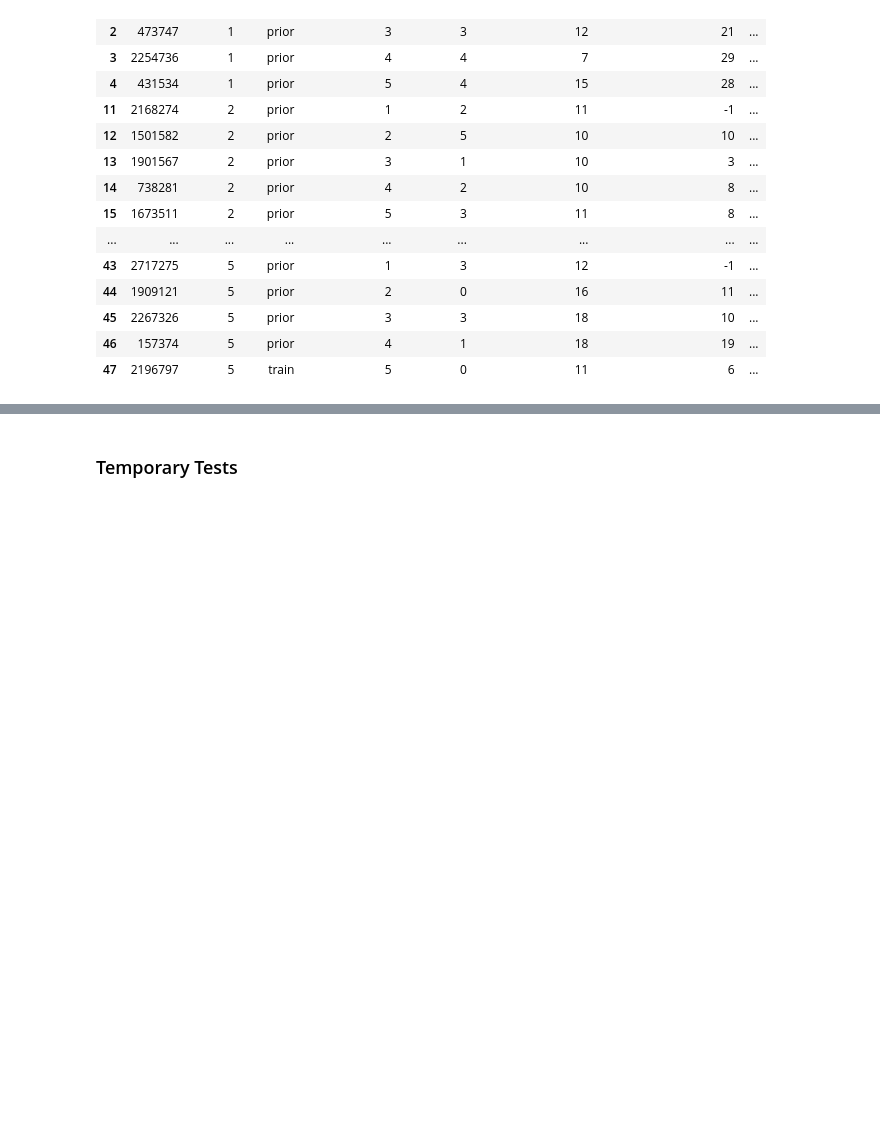
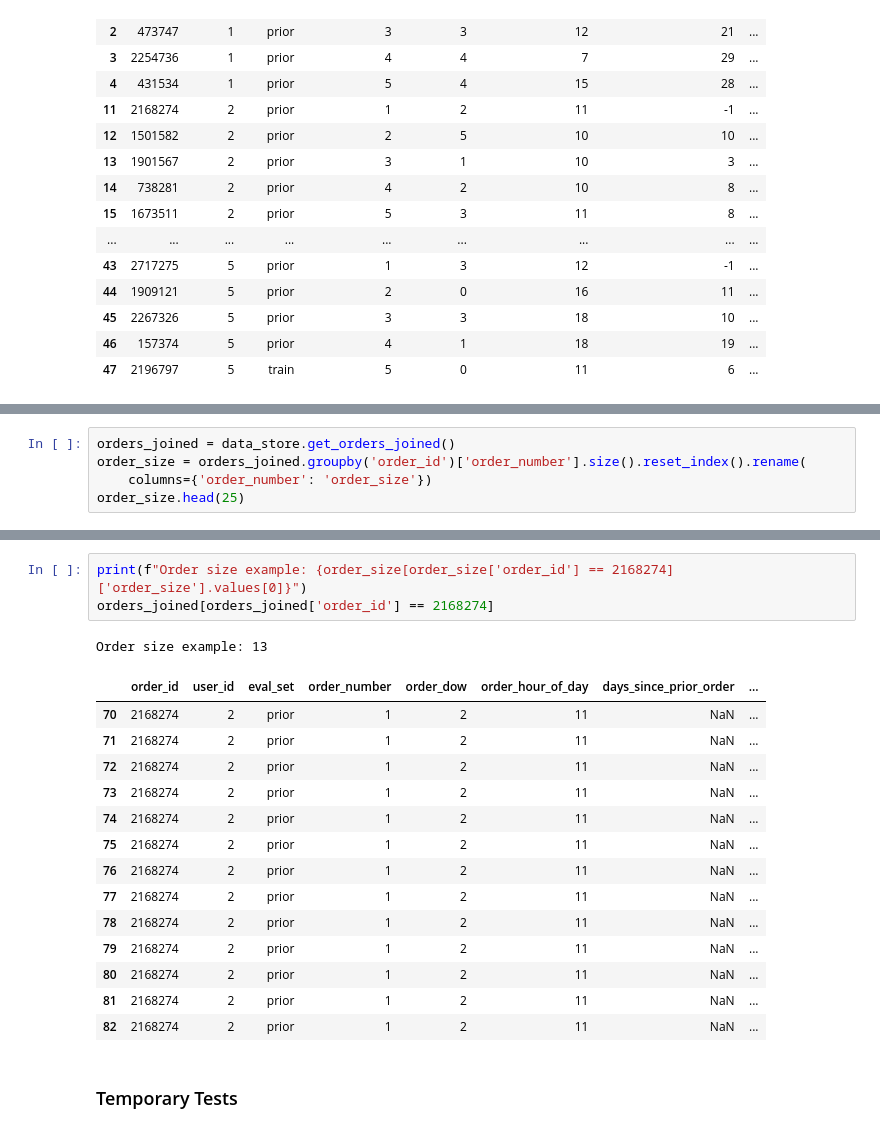
Before and after one commit to d-schneid/binary-tip-classification, a Jupyter notebook: team_07_project_submission.ipynb, the cells around one changed output, grey strips where cells are left out. Drawn from its saved outputs; the diff is of its cells as text; blank space fills up the shorter version.

Commit message:
add order_size feature

```diff
--- a/team_07_project_submission.ipynb
+++ b/team_07_project_submission.ipynb
@@ -114,0 +121,5 @@ dtype: int64
+# %%
+orders_joined = data_store.get_orders_joined()
+order_size = orders_joined.groupby('order_id')['order_number'].size().reset_index().rename(
+    columns={'order_number': 'order_size'})
+order_size.head(25)
@@ -115,3 +144,22 @@ dtype: int64
+# %%
+print(f"Order size example: {order_size[order_size['order_id'] == 2168274]['order_size'].values[0]}")
+orders_joined[orders_joined['order_id'] == 2168274]
+# %% [output]
+Order size example: 13
+|  | order_id | user_id | eval_set | order_number | order_dow | order_hour_of_day | days_since_prior_order | ... |
+| 70 | 2168274 | 2 | prior | 1 | 2 | 11 | NaN | ... |
+| 71 | 2168274 | 2 | prior | 1 | 2 | 11 | NaN | ... |
+| 72 | 2168274 | 2 | prior | 1 | 2 | 11 | NaN | ... |
+| 73 | 2168274 | 2 | prior | 1 | 2 | 11 | NaN | ... |
+| 74 | 2168274 | 2 | prior | 1 | 2 | 11 | NaN | ... |
+| 75 | 2168274 | 2 | prior | 1 | 2 | 11 | NaN | ... |
+| 76 | 2168274 | 2 | prior | 1 | 2 | 11 | NaN | ... |
+| 77 | 2168274 | 2 | prior | 1 | 2 | 11 | NaN | ... |
+| 78 | 2168274 | 2 | prior | 1 | 2 | 11 | NaN | ... |
+| 79 | 2168274 | 2 | prior | 1 | 2 | 11 | NaN | ... |
+| 80 | 2168274 | 2 | prior | 1 | 2 | 11 | NaN | ... |
+| 81 | 2168274 | 2 | prior | 1 | 2 | 11 | NaN | ... |
+| 82 | 2168274 | 2 | prior | 1 | 2 | 11 | NaN | ... |
 # %% [markdown]
 ### Temporary Tests
 # %%
```
Also changed, not shown: parts of 8 cells of this notebook, 2 other files.
